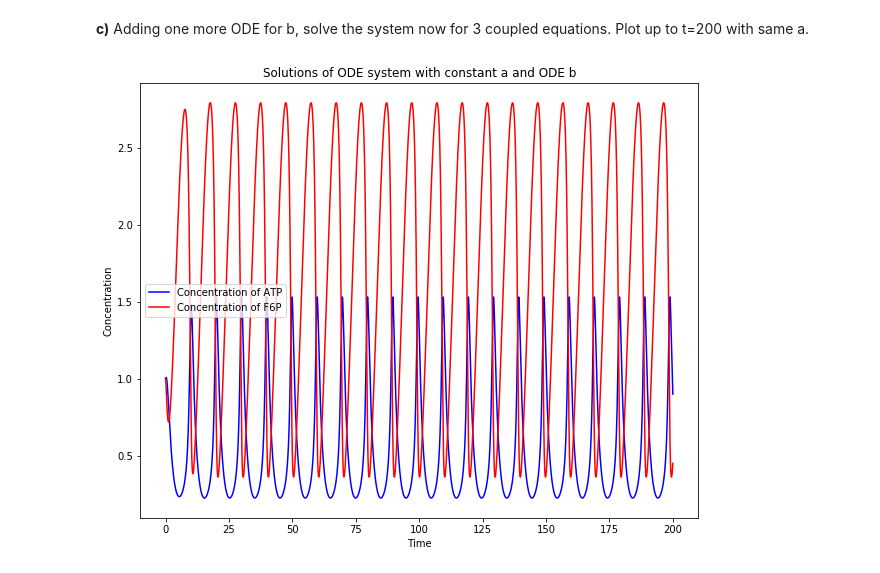
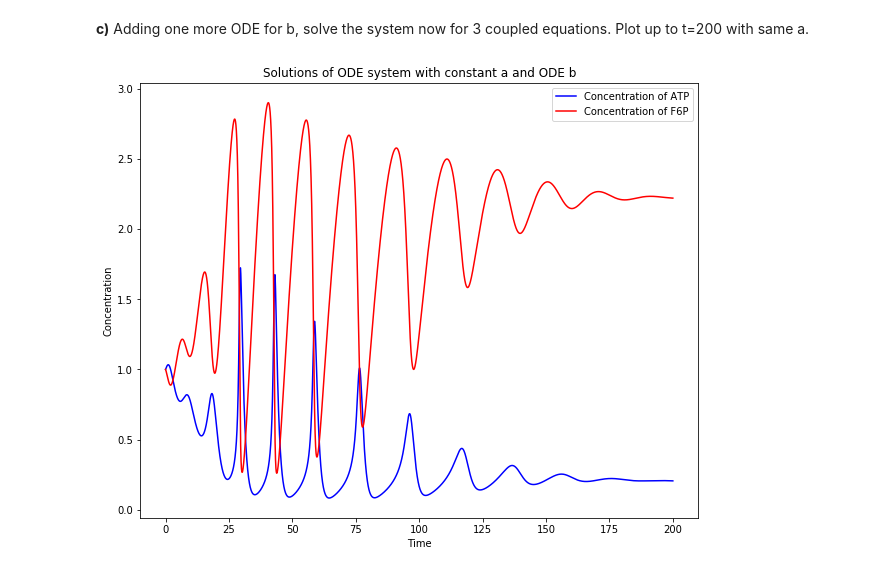
Before and after one commit to Chineme1/Project3, a Jupyter notebook: Project 3 Julia code 05 30.ipynb, the cells around one changed output. Saved outputs shown, nothing was run; the diff lists cells and outputs as text; code cells hidden in the pictures.

```diff
--- a/Project 3 Julia code 05 30.ipynb
+++ b/Project 3 Julia code 05 30.ipynb
@@ -161,32 +162,32 @@ for i in range(len(t)-1): # Calculate next point, so don't go until last point
 
     # Slope k3 at midpoint using k2
     kATP3 = f_ATP(t[i]+h/2, c_ATPc[i]+h/2*kATP2, c_F6Pc[i]+h/2*kF6P2, b[i]+h/2*kb2)
     kF6P3 = f_F6P(t[i]+h/2, c_ATPc[i]+h/2*kATP2, c_F6Pc[i]+h/2*kF6P2, b[i]+h/2*kb2)
     kb3 = f_b(t[i]+h/2, c_ATPc[i]+h/2*kATP2, c_F6Pc[i]+h/2*kF6P2, b[i]+h/2*kb2)
 
     # Slope k4 at endpoint using k3
     kATP4 = f_ATP(t[i]+h, c_ATPc[i]+h*kATP3, c_F6Pc[i]+h*kF6P3, b[i]+h*kb3)
     kF6P4 = f_F6P(t[i]+h, c_ATPc[i]+h*kATP3, c_F6Pc[i]+h*kF6P3, b[i]+h*kb3)
     kb4 = f_b(t[i]+h, c_ATPc[i]+h*kATP3, c_F6Pc[i]+h*kF6P3, b[i]+h*kb3)
 
     # average slopes:
     kATP = (kATP1 + 2*kATP2 + 2*kATP3 + kATP4)/6
     kF6P = (kF6P1 + 2*kF6P2 + 2*kF6P3 + kF6P4)/6
     kb = (kb1 + 2*kb2 + 2*kb3 + kb4)/6
 
     # Calculate next point
     c_ATPc[i+1] = c_ATPc[i] + kATP*h
     c_F6Pc[i+1] = c_F6Pc[i] + kF6P*h
-    b[i+1] = b[i] + kb +h
+    b[i+1] = b[i] + kb*h
 
 # Plot the solution
 plt.figure(figsize=(10,8))
 plt.plot(t,c_ATPc,'b-',label='Concentration of ATP')
 plt.plot(t,c_F6Pc,'r-',label='Concentration of F6P')
 plt.xlabel('Time')
 plt.ylabel('Concentration')
 plt.legend()
 plt.title('Solutions of ODE system with constant a and ODE b')
 plt.show()
 # %% [output]
-[figure, old version]
+[figure, new version]
```
Also changed, not shown: parts of 1 cell of this notebook.
